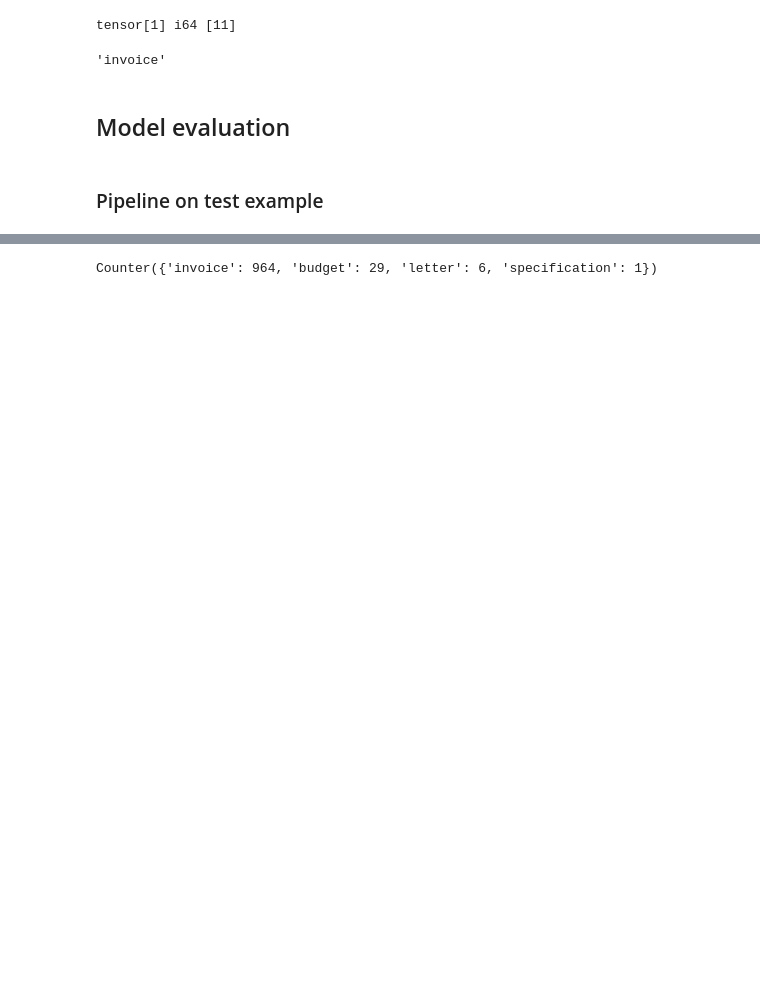
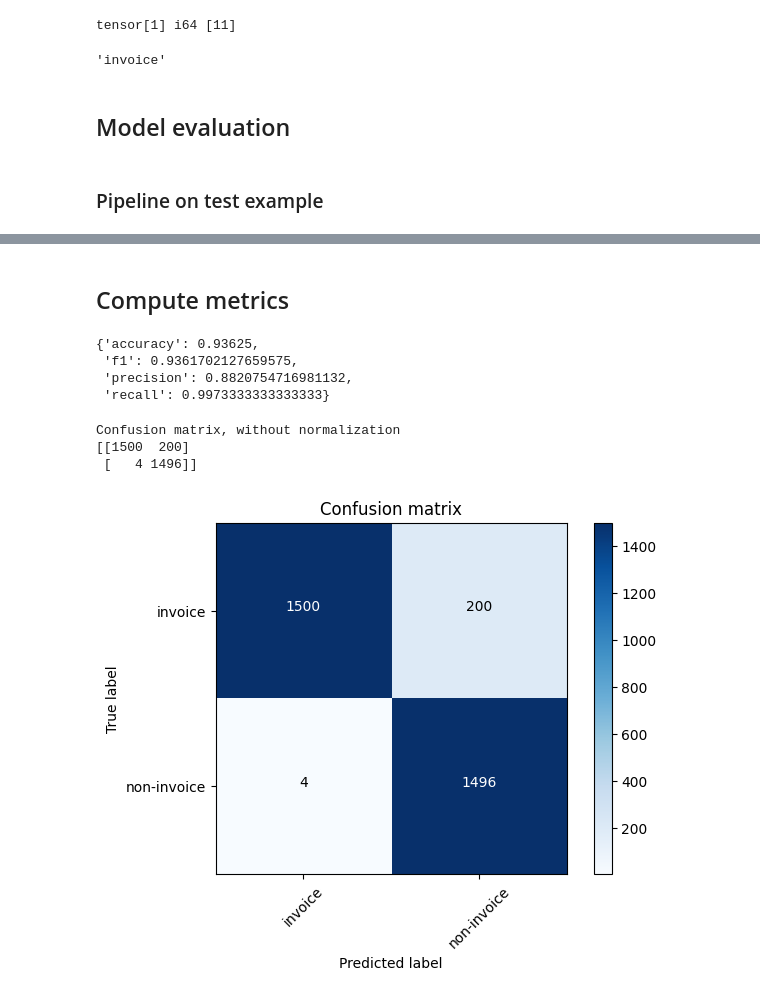
Before and after one commit to wiF0n/InvoiceXpert, a Jupyter notebook: notebooks/test_oob_models.ipynb, the cells around one changed output, grey strips where cells are left out. Saved outputs shown, nothing was run; the diff lists cells and outputs as text; code cells hidden in the pictures; blank space fills up the shorter version.

```diff
--- a/notebooks/test_oob_models.ipynb
+++ b/notebooks/test_oob_models.ipynb
@@ -99,5 +103,6 @@ pipe(test_image, top_k=1)
 # %%
-results_raw = pipe(invoice_df["train"][:1000]["image"], batch_size=16, top_k=1)
+results_raw = pipe(invoice_df["validation"]["image"], batch_size=16, top_k=1)
 # %%
 # extract the labels
 results = [result[0]["label"] for result in results_raw]
+results_int = [0 if result == "invoice" else 1 for result in results]
@@ -107,4 +109,24 @@ label_counts = Counter(results)
-# %%
-label_counts
-# %% [output]
-Counter({'invoice': 964, 'budget': 29, 'letter': 6, 'specification': 1})
+# %% [markdown]
+## Compute metrics
+# %%
+# Load metrics
+clf_metrics = evaluate.combine(["accuracy", "f1", "precision", "recall"])
+cfm_metric = evaluate.load("BucketHeadP65/confusion_matrix")
+# %%
+valid_metrics = clf_metrics.compute(references=invoice_df["validation"]["label"], predictions=results_int)
+valid_metrics
+# %% [output]
+{'accuracy': 0.93625,
+ 'f1': 0.9361702127659575,
+ 'precision': 0.8820754716981132,
+ 'recall': 0.9973333333333333}
+# %%
+cfm = cfm_metric.compute(references=invoice_df["validation"]["label"], predictions=results_int)["confusion_matrix"]
+# %%
+# Visualize non-normalized matrix
+cfm_plot = plot_confusion_matrix(cfm, ["invoice", "non-invoice"], normalize=False)
+# %% [output]
+Confusion matrix, without normalization
+[[1500  200]
+ [   4 1496]]
+[figure, added]
```
Also changed, not shown: parts of 15 cells of this notebook, 40 other files.
